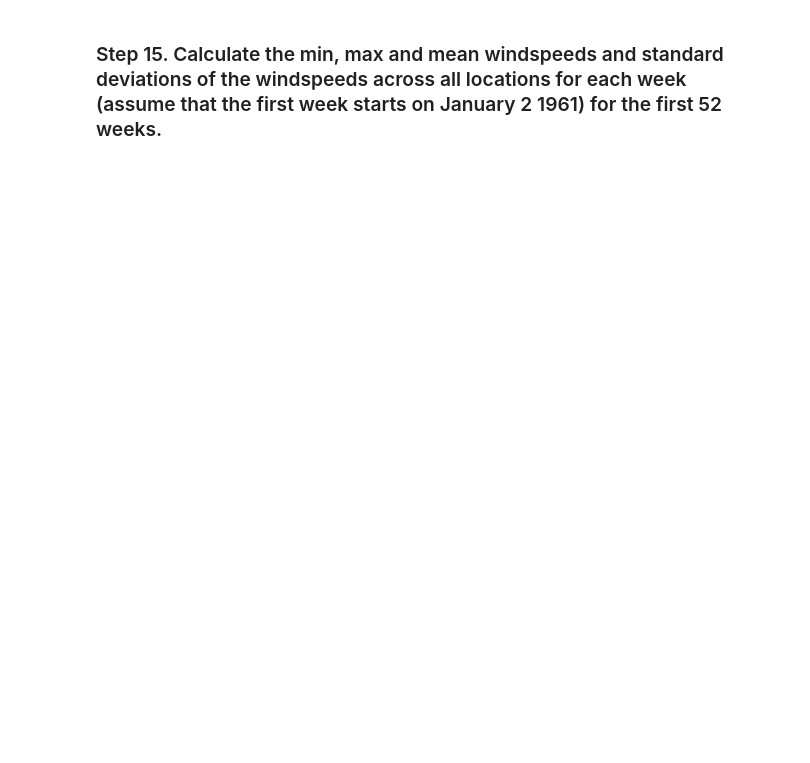
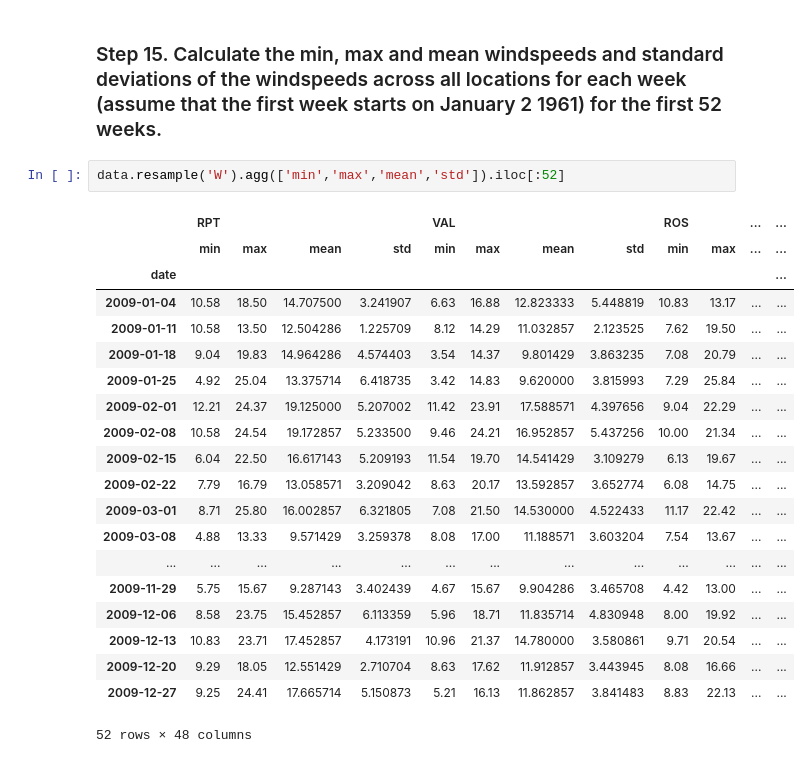
Before and after one commit to progen1tor/pandas-exercises-progress, a Jupyter notebook: 06_stats/wind_stats.ipynb, the cells around one changed output. Drawn from its saved outputs; the diff is of its cells as text; blank space fills up the shorter version.

```diff
--- a/06_stats/wind_stats.ipynb
+++ b/06_stats/wind_stats.ipynb
@@ -148,2 +236,25 @@ loc_stats
 # %% [markdown]
 ### Step 15. Calculate the min, max and mean windspeeds and standard deviations of the windspeeds across all locations for each week (assume that the first week starts on January 2 1961) for the first 52 weeks.
+# %%
+data.resample('W').agg(['min','max','mean','std']).iloc[:52]
+# %% [output]
+|  | RPT |  |  |  | VAL |  |  |  | ROS |  | ... | ... |
+|  | min | max | mean | std | min | max | mean | std | min | max | ... | ... |
+| date |  |  |  |  |  |  |  |  |  |  |  | ... |
+| 2009-01-04 | 10.58 | 18.50 | 14.707500 | 3.241907 | 6.63 | 16.88 | 12.823333 | 5.448819 | 10.83 | 13.17 | ... | ... |
+| 2009-01-11 | 10.58 | 13.50 | 12.504286 | 1.225709 | 8.12 | 14.29 | 11.032857 | 2.123525 | 7.62 | 19.50 | ... | ... |
+| 2009-01-18 | 9.04 | 19.83 | 14.964286 | 4.574403 | 3.54 | 14.37 | 9.801429 | 3.863235 | 7.08 | 20.79 | ... | ... |
+| 2009-01-25 | 4.92 | 25.04 | 13.375714 | 6.418735 | 3.42 | 14.83 | 9.620000 | 3.815993 | 7.29 | 25.84 | ... | ... |
+| 2009-02-01 | 12.21 | 24.37 | 19.125000 | 5.207002 | 11.42 | 23.91 | 17.588571 | 4.397656 | 9.04 | 22.29 | ... | ... |
+| 2009-02-08 | 10.58 | 24.54 | 19.172857 | 5.233500 | 9.46 | 24.21 | 16.952857 | 5.437256 | 10.00 | 21.34 | ... | ... |
+| 2009-02-15 | 6.04 | 22.50 | 16.617143 | 5.209193 | 11.54 | 19.70 | 14.541429 | 3.109279 | 6.13 | 19.67 | ... | ... |
+| 2009-02-22 | 7.79 | 16.79 | 13.058571 | 3.209042 | 8.63 | 20.17 | 13.592857 | 3.652774 | 6.08 | 14.75 | ... | ... |
+| 2009-03-01 | 8.71 | 25.80 | 16.002857 | 6.321805 | 7.08 | 21.50 | 14.530000 | 4.522433 | 11.17 | 22.42 | ... | ... |
+| 2009-03-08 | 4.88 | 13.33 | 9.571429 | 3.259378 | 8.08 | 17.00 | 11.188571 | 3.603204 | 7.54 | 13.67 | ... | ... |
+| ... | ... | ... | ... | ... | ... | ... | ... | ... | ... | ... | ... | ... |
+| 2009-11-29 | 5.75 | 15.67 | 9.287143 | 3.402439 | 4.67 | 15.67 | 9.904286 | 3.465708 | 4.42 | 13.00 | ... | ... |
+| 2009-12-06 | 8.58 | 23.75 | 15.452857 | 6.113359 | 5.96 | 18.71 | 11.835714 | 4.830948 | 8.00 | 19.92 | ... | ... |
+| 2009-12-13 | 10.83 | 23.71 | 17.452857 | 4.173191 | 10.96 | 21.37 | 14.780000 | 3.580861 | 9.71 | 20.54 | ... | ... |
+| 2009-12-20 | 9.29 | 18.05 | 12.551429 | 2.710704 | 8.63 | 17.62 | 11.912857 | 3.443945 | 8.08 | 16.66 | ... | ... |
+| 2009-12-27 | 9.25 | 24.41 | 17.665714 | 5.150873 | 5.21 | 16.13 | 11.862857 | 3.841483 | 8.83 | 22.13 | ... | ... |
+52 rows × 48 columns
```
Also changed, not shown: parts of 6 cells of this notebook.
